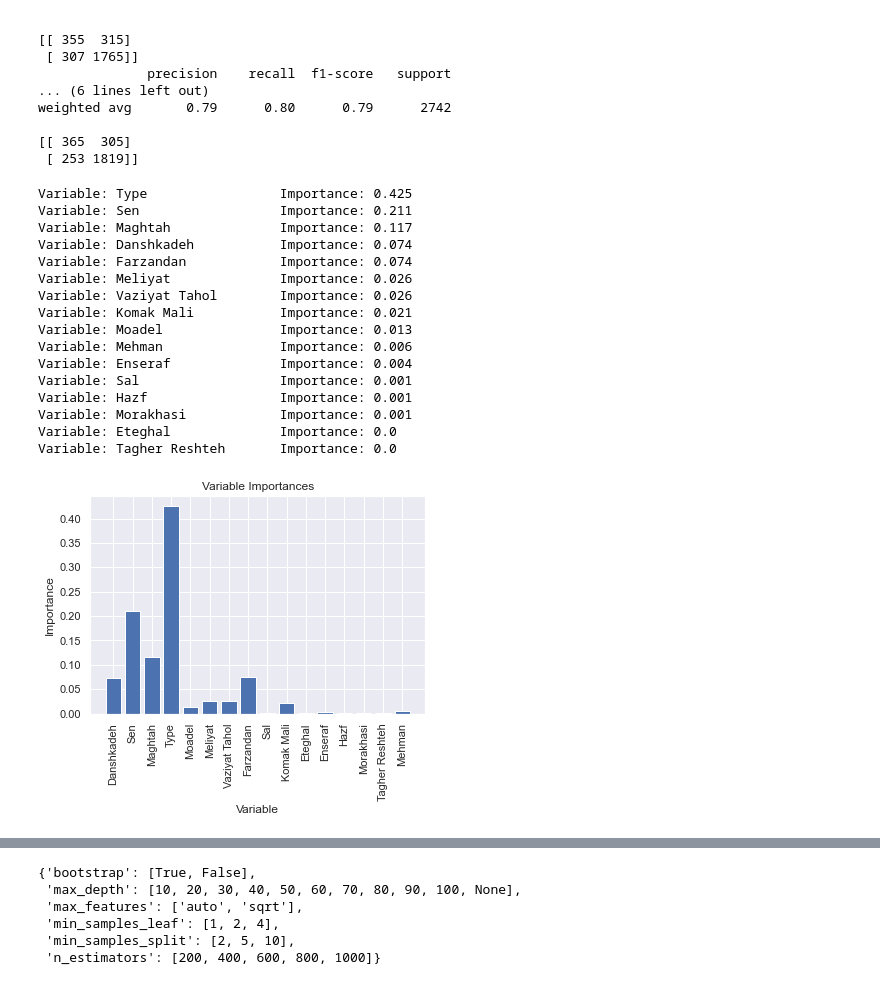
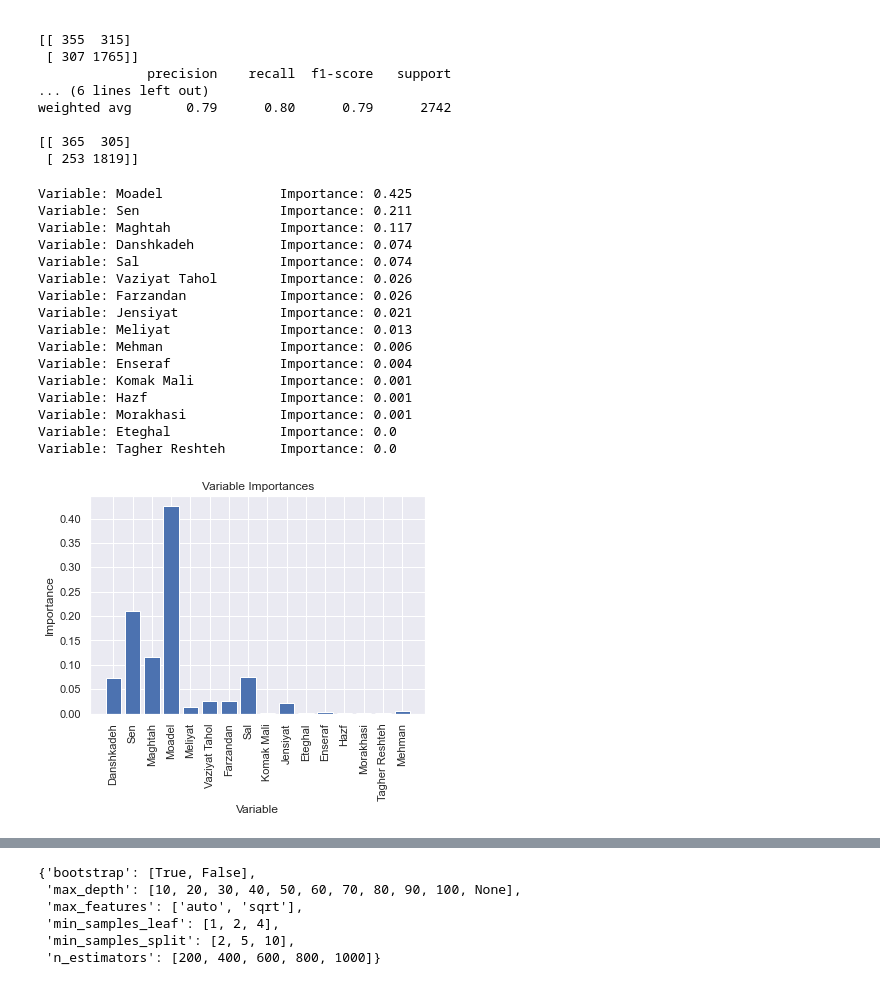
Before and after one commit to mghasemi19/ML_EconEduc, a Jupyter notebook: Type_classification.ipynb, the cells around one changed output, grey strips where cells are left out. Cells and saved outputs as stored; diff of their text form; code cells hidden in the pictures.

```diff
--- a/Type_classification.ipynb
+++ b/Type_classification.ipynb
@@ -599,7 +640,7 @@ weighted avg       0.79      0.80      0.79      2742
 
 # Get numerical feature importances
 
-feature_list = feature_list = list(df_test.drop(['Jensiyat'], axis=1).columns)
+feature_list = feature_list = list(df_test.drop(['Type'], axis=1).columns)
 
 importances = list(rfc.feature_importances_)
 
@@ -607,40 +648,40 @@ importances = list(rfc.feature_importances_)
 feature_importances = [(feature, round(importance, 3)) for feature, importance in zip(feature_list, importances)]
 
 # Sort the feature importances by most important first
 feature_importances = sorted(feature_importances, key = lambda x: x[1], reverse = True)
 
 # Print out the feature and importances
 [print('Variable: {:20} Importance: {}'.format(*pair)) for pair in feature_importances];
 
 # list of x locations for plotting
 x_values = list(range(len(importances)))
 
 # Make a bar chart
 plt.bar(x_values, importances, orientation = 'vertical')
 
 # Tick labels for x axis
 plt.xticks(x_values, feature_list, rotation='vertical')
 
 # Axis labels and title
 plt.ylabel('Importance'); plt.xlabel('Variable'); plt.title('Variable Importances');
 # %% [output]
-Variable: Type                 Importance: 0.425
+Variable: Moadel               Importance: 0.425
 Variable: Sen                  Importance: 0.211
 Variable: Maghtah              Importance: 0.117
 Variable: Danshkadeh           Importance: 0.074
-Variable: Farzandan            Importance: 0.074
-Variable: Meliyat              Importance: 0.026
+Variable: Sal                  Importance: 0.074
 Variable: Vaziyat Tahol        Importance: 0.026
-Variable: Komak Mali           Importance: 0.021
-Variable: Moadel               Importance: 0.013
+Variable: Farzandan            Importance: 0.026
+Variable: Jensiyat             Importance: 0.021
+Variable: Meliyat              Importance: 0.013
 Variable: Mehman               Importance: 0.006
 Variable: Enseraf              Importance: 0.004
-Variable: Sal                  Importance: 0.001
+Variable: Komak Mali           Importance: 0.001
 Variable: Hazf                 Importance: 0.001
 Variable: Morakhasi            Importance: 0.001
 Variable: Eteghal              Importance: 0.0
 Variable: Tagher Reshteh       Importance: 0.0
-[figure, old version]
+[figure, new version]
 # %%
 from sklearn.ensemble import RandomForestRegressor
 from sklearn.model_selection import RandomizedSearchCV
```
Also changed, not shown: parts of 7 cells of this notebook, 1 other file.
